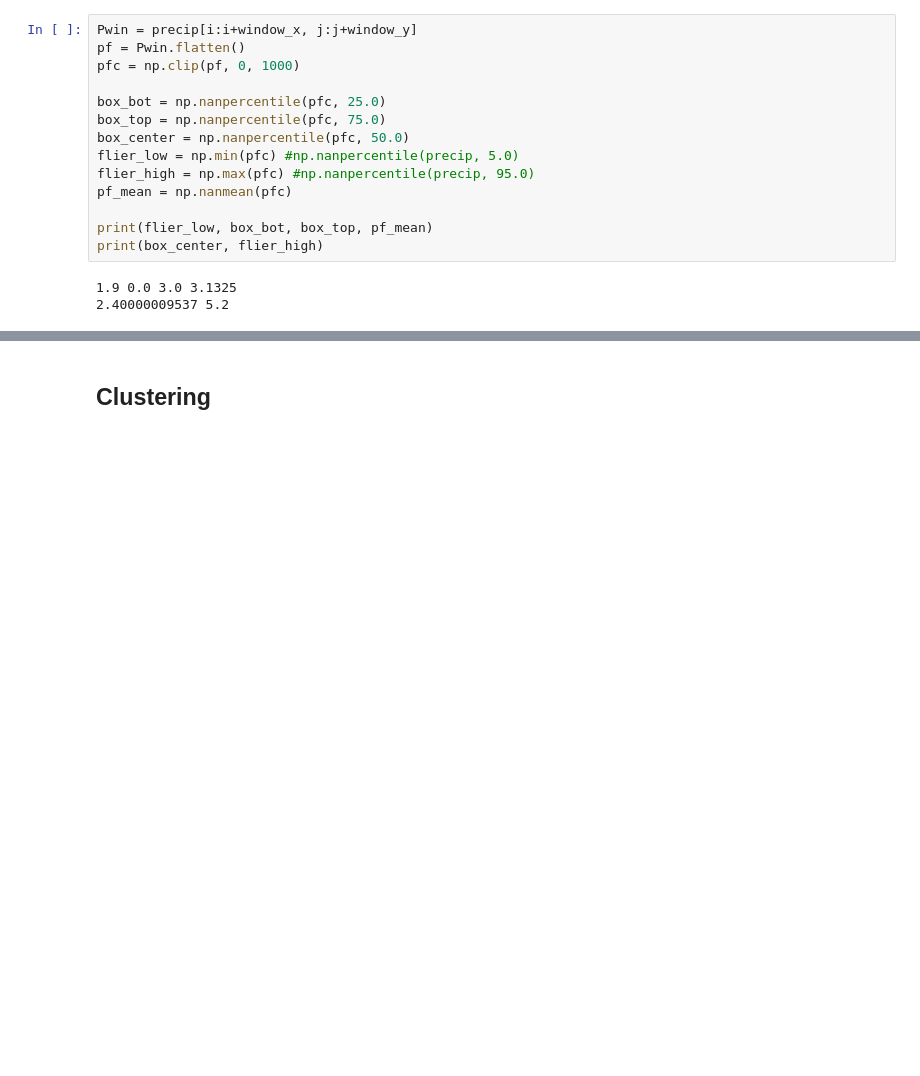
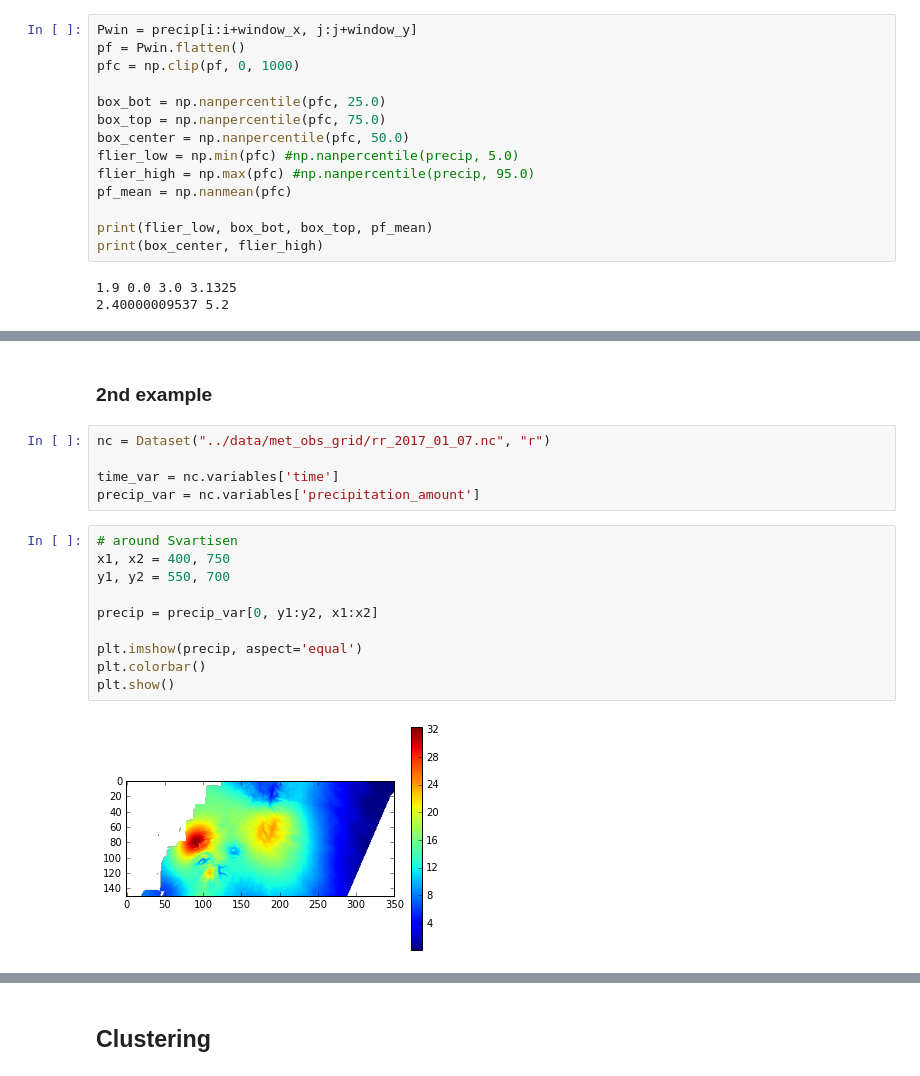
Before and after one commit to kmunve/APS, a Jupyter notebook: aps/notebooks/regional_precipitation_distribution.ipynb, the cells around one changed output, grey strips where cells are left out. Saved outputs shown, nothing was run; the diff lists cells and outputs as text; blank space fills up the shorter version.

```diff
--- a/aps/notebooks/regional_precipitation_distribution.ipynb
+++ b/aps/notebooks/regional_precipitation_distribution.ipynb
@@ -134,0 +140,19 @@ plt.title("The box represents an area of {0} km$^2$".format(window_x*window_y))
+# %% [markdown]
+### 2nd example
+# %%
+nc = Dataset("../data/met_obs_grid/rr_2017_01_07.nc", "r")
+
+time_var = nc.variables['time']
+precip_var = nc.variables['precipitation_amount']
+# %%
+# around Svartisen
+x1, x2 = 400, 750
+y1, y2 = 550, 700
+
+precip = precip_var[0, y1:y2, x1:x2]
+
+plt.imshow(precip, aspect='equal')
+plt.colorbar()
+plt.show()
+# %% [output]
+[figure, added]
```
Also changed, not shown: parts of 11 cells of this notebook, 2 other files.
